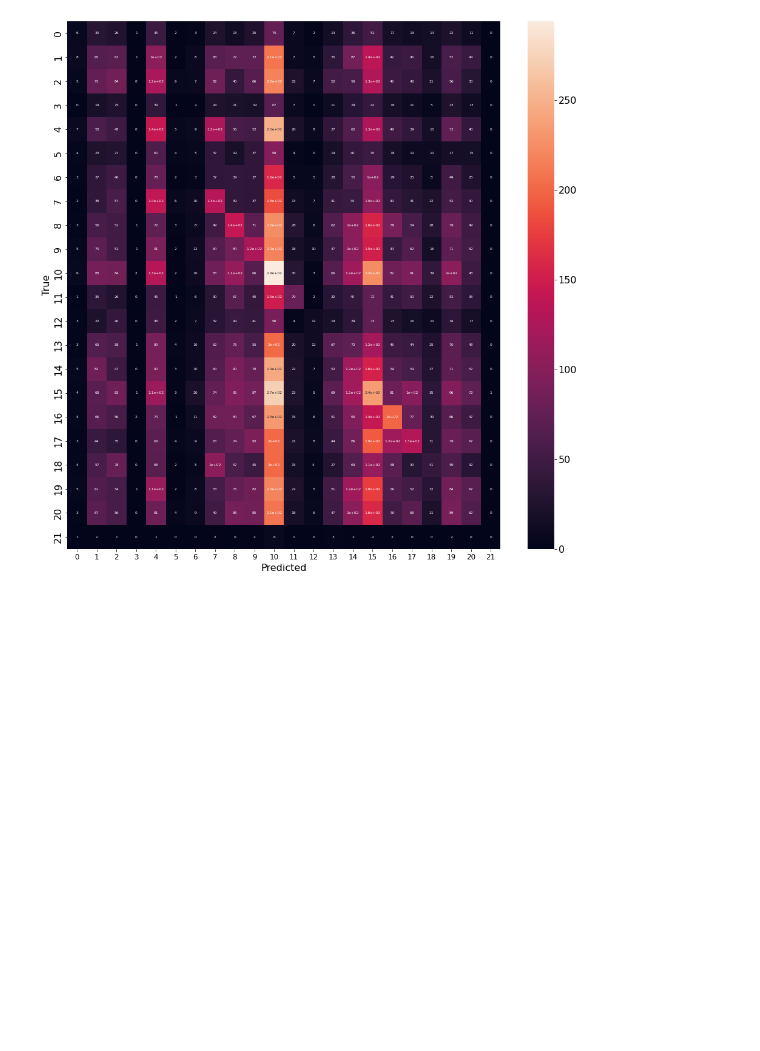
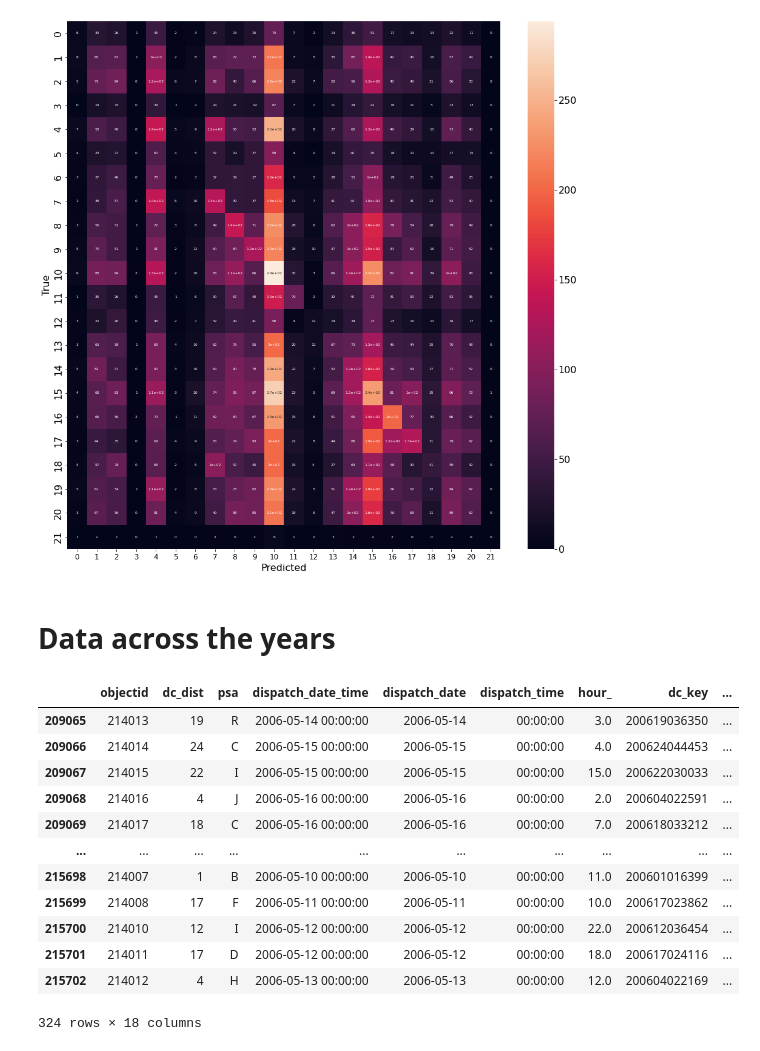
Before and after one commit to Luke-Chesley/Philly-Crime-Data, a Jupyter notebook: Philly_Crime_Data.ipynb, the cells around one changed output. Drawn from its saved outputs; the diff is of its cells as text; code cells hidden in the pictures; blank space fills up the shorter version.

```diff
--- a/Philly_Crime_Data.ipynb
+++ b/Philly_Crime_Data.ipynb
@@ -340,3 +303,43 @@ plt.ylabel('True')
 # %% [output]
 Text(118.0, 0.5, 'True')
 [figure]
+# %% [markdown]
+# Data across the years
+# %%
+df_2022 = pd.read_csv('https://phl.carto.com/api/v2/sql?filename=incidents_part1_part2&format=csv&q=SELECT%20*%20,%20ST_Y(the_geom)%20AS%20lat,%20ST_X(the_geom)%20AS%20lng%20FROM%20incidents_part1_part2%20WHERE%20dispatch_date_time%20%3E=%20%272022-01-01%27%20AND%20dispatch_date_time%20%3C%20%272023-01-01%27')
+df_2021 = pd.read_csv('https://phl.carto.com/api/v2/sql?filename=incidents_part1_part2&format=csv&q=SELECT%20*%20,%20ST_Y(the_geom)%20AS%20lat,%20ST_X(the_geom)%20AS%20lng%20FROM%20incidents_part1_part2%20WHERE%20dispatch_date_time%20%3E=%20%272021-01-01%27%20AND%20dispatch_date_time%20%3C%20%272022-01-01%27')
+df_2020 = pd.read_csv('https://phl.carto.com/api/v2/sql?filename=incidents_part1_part2&format=csv&q=SELECT%20*%20,%20ST_Y(the_geom)%20AS%20lat,%20ST_X(the_geom)%20AS%20lng%20FROM%20incidents_part1_part2%20WHERE%20dispatch_date_time%20%3E=%20%272020-01-01%27%20AND%20dispatch_date_time%20%3C%20%272021-01-01%27')
+df_2019 = pd.read_csv('https://phl.carto.com/api/v2/sql?filename=incidents_part1_part2&format=csv&skipfields=cartodb_id,the_geom,the_geom_webmercator&q=SELECT%20*%20,%20ST_Y(the_geom)%20AS%20lat,%20ST_X(the_geom)%20AS%20lng%20FROM%20incidents_part1_part2%20WHERE%20dispatch_date_time%20%3E=%20%272019-01-01%27%20AND%20dispatch_date_time%20%3C%20%272020-01-01%27')
+df_2018 = pd.read_csv('https://phl.carto.com/api/v2/sql?filename=incidents_part1_part2&format=csv&skipfields=cartodb_id,the_geom,the_geom_webmercator&q=SELECT%20*%20,%20ST_Y(the_geom)%20AS%20lat,%20ST_X(the_geom)%20AS%20lng%20FROM%20incidents_part1_part2%20WHERE%20dispatch_date_time%20%3E=%20%272018-01-01%27%20AND%20dispatch_date_time%20%3C%20%272019-01-01%27')
+df_2017 = pd.read_csv('https://phl.carto.com/api/v2/sql?filename=incidents_part1_part2&format=csv&skipfields=cartodb_id,the_geom,the_geom_webmercator&q=SELECT%20*%20,%20ST_Y(the_geom)%20AS%20lat,%20ST_X(the_geom)%20AS%20lng%20FROM%20incidents_part1_part2%20WHERE%20dispatch_date_time%20%3E=%20%272017-01-01%27%20AND%20dispatch_date_time%20%3C%20%272018-01-01%27')
+df_2016 = pd.read_csv('https://phl.carto.com/api/v2/sql?filename=incidents_part1_part2&format=csv&skipfields=cartodb_id,the_geom,the_geom_webmercator&q=SELECT%20*%20,%20ST_Y(the_geom)%20AS%20lat,%20ST_X(the_geom)%20AS%20lng%20FROM%20incidents_part1_part2%20WHERE%20dispatch_date_time%20%3E=%20%272016-01-01%27%20AND%20dispatch_date_time%20%3C%20%272017-01-01%27')
+df_2015 = pd.read_csv('https://phl.carto.com/api/v2/sql?filename=incidents_part1_part2&format=csv&skipfields=cartodb_id,the_geom,the_geom_webmercator&q=SELECT%20*%20,%20ST_Y(the_geom)%20AS%20lat,%20ST_X(the_geom)%20AS%20lng%20FROM%20incidents_part1_part2%20WHERE%20dispatch_date_time%20%3E=%20%272015-01-01%27%20AND%20dispatch_date_time%20%3C%20%272016-01-01%27')
+df_2014 = pd.read_csv('https://phl.carto.com/api/v2/sql?filename=incidents_part1_part2&format=csv&skipfields=cartodb_id,the_geom,the_geom_webmercator&q=SELECT%20*%20,%20ST_Y(the_geom)%20AS%20lat,%20ST_X(the_geom)%20AS%20lng%20FROM%20incidents_part1_part2%20WHERE%20dispatch_date_time%20%3E=%20%272014-01-01%27%20AND%20dispatch_date_time%20%3C%20%272015-01-01%27')
+df_2013 = pd.read_csv('https://phl.carto.com/api/v2/sql?filename=incidents_part1_part2&format=csv&skipfields=cartodb_id,the_geom,the_geom_webmercator&q=SELECT%20*%20,%20ST_Y(the_geom)%20AS%20lat,%20ST_X(the_geom)%20AS%20lng%20FROM%20incidents_part1_part2%20WHERE%20dispatch_date_time%20%3E=%20%272013-01-01%27%20AND%20dispatch_date_time%20%3C%20%272014-01-01%27')
+df_2012 = pd.read_csv('https://phl.carto.com/api/v2/sql?filename=incidents_part1_part2&format=csv&skipfields=cartodb_id,the_geom,the_geom_webmercator&q=SELECT%20*%20,%20ST_Y(the_geom)%20AS%20lat,%20ST_X(the_geom)%20AS%20lng%20FROM%20incidents_part1_part2%20WHERE%20dispatch_date_time%20%3E=%20%272012-01-01%27%20AND%20dispatch_date_time%20%3C%20%272013-01-01%27')
+df_2011 = pd.read_csv('https://phl.carto.com/api/v2/sql?filename=incidents_part1_part2&format=csv&skipfields=cartodb_id,the_geom,the_geom_webmercator&q=SELECT%20*%20,%20ST_Y(the_geom)%20AS%20lat,%20ST_X(the_geom)%20AS%20lng%20FROM%20incidents_part1_part2%20WHERE%20dispatch_date_time%20%3E=%20%272011-01-01%27%20AND%20dispatch_date_time%20%3C%20%272012-01-01%27')
+df_2010 = pd.read_csv('https://phl.carto.com/api/v2/sql?filename=incidents_part1_part2&format=csv&skipfields=cartodb_id,the_geom,the_geom_webmercator&q=SELECT%20*%20,%20ST_Y(the_geom)%20AS%20lat,%20ST_X(the_geom)%20AS%20lng%20FROM%20incidents_part1_part2%20WHERE%20dispatch_date_time%20%3E=%20%272010-01-01%27%20AND%20dispatch_date_time%20%3C%20%272011-01-01%27')
+df_2009 = pd.read_csv('https://phl.carto.com/api/v2/sql?filename=incidents_part1_part2&format=csv&skipfields=cartodb_id,the_geom,the_geom_webmercator&q=SELECT%20*%20,%20ST_Y(the_geom)%20AS%20lat,%20ST_X(the_geom)%20AS%20lng%20FROM%20incidents_part1_part2%20WHERE%20dispatch_date_time%20%3E=%20%272009-01-01%27%20AND%20dispatch_date_time%20%3C%20%272010-01-01%27')
+df_2008 = pd.read_csv('https://phl.carto.com/api/v2/sql?filename=incidents_part1_part2&format=csv&skipfields=cartodb_id,the_geom,the_geom_webmercator&q=SELECT%20*%20,%20ST_Y(the_geom)%20AS%20lat,%20ST_X(the_geom)%20AS%20lng%20FROM%20incidents_part1_part2%20WHERE%20dispatch_date_time%20%3E=%20%272008-01-01%27%20AND%20dispatch_date_time%20%3C%20%272009-01-01%27')
+df_2007 = pd.read_csv('https://phl.carto.com/api/v2/sql?filename=incidents_part1_part2&format=csv&skipfields=cartodb_id,the_geom,the_geom_webmercator&q=SELECT%20*%20,%20ST_Y(the_geom)%20AS%20lat,%20ST_X(the_geom)%20AS%20lng%20FROM%20incidents_part1_part2%20WHERE%20dispatch_date_time%20%3E=%20%272007-01-01%27%20AND%20dispatch_date_time%20%3C%20%272008-01-01%27')
+df_2006 = pd.read_csv('https://phl.carto.com/api/v2/sql?filename=incidents_part1_part2&format=csv&skipfields=cartodb_id,the_geom,the_geom_webmercator&q=SELECT%20*%20,%20ST_Y(the_geom)%20AS%20lat,%20ST_X(the_geom)%20AS%20lng%20FROM%20incidents_part1_part2%20WHERE%20dispatch_date_time%20%3E=%20%272006-01-01%27%20AND%20dispatch_date_time%20%3C%20%272007-01-01%27')
+# %%
+df_list = [df_2006, df_2007, df_2008, df_2009, df_2010, df_2011, df_2012, df_2013, df_2014, df_2015, df_2016, df_2017, df_2018, df_2019, df_2020, df_2021, df_2022]
+# %%
+df = pd.concat(df_list)
+# %%
+df.loc[(df['dispatch_date'] < '2007-01-01') & (df['dispatch_date'] > '2005-21-31') & (df['text_general_code'] == 'Homicide - Criminal')]
+# %% [output]
+|  | objectid | dc_dist | psa | dispatch_date_time | dispatch_date | dispatch_time | hour_ | dc_key | ... |
+| 209065 | 214013 | 19 | R | 2006-05-14 00:00:00 | 2006-05-14 | 00:00:00 | 3.0 | 200619036350 | ... |
+| 209066 | 214014 | 24 | C | 2006-05-15 00:00:00 | 2006-05-15 | 00:00:00 | 4.0 | 200624044453 | ... |
+| 209067 | 214015 | 22 | I | 2006-05-15 00:00:00 | 2006-05-15 | 00:00:00 | 15.0 | 200622030033 | ... |
+| 209068 | 214016 | 4 | J | 2006-05-16 00:00:00 | 2006-05-16 | 00:00:00 | 2.0 | 200604022591 | ... |
+| 209069 | 214017 | 18 | C | 2006-05-16 00:00:00 | 2006-05-16 | 00:00:00 | 7.0 | 200618033212 | ... |
+| ... | ... | ... | ... | ... | ... | ... | ... | ... | ... |
+| 215698 | 214007 | 1 | B | 2006-05-10 00:00:00 | 2006-05-10 | 00:00:00 | 11.0 | 200601016399 | ... |
+| 215699 | 214008 | 17 | F | 2006-05-11 00:00:00 | 2006-05-11 | 00:00:00 | 10.0 | 200617023862 | ... |
+| 215700 | 214010 | 12 | I | 2006-05-12 00:00:00 | 2006-05-12 | 00:00:00 | 22.0 | 200612036454 | ... |
+| 215701 | 214011 | 17 | D | 2006-05-12 00:00:00 | 2006-05-12 | 00:00:00 | 18.0 | 200617024116 | ... |
+| 215702 | 214012 | 4 | H | 2006-05-13 00:00:00 | 2006-05-13 | 00:00:00 | 12.0 | 200604022169 | ... |
+324 rows × 18 columns
```
Also changed, not shown: parts of 8 cells of this notebook.
